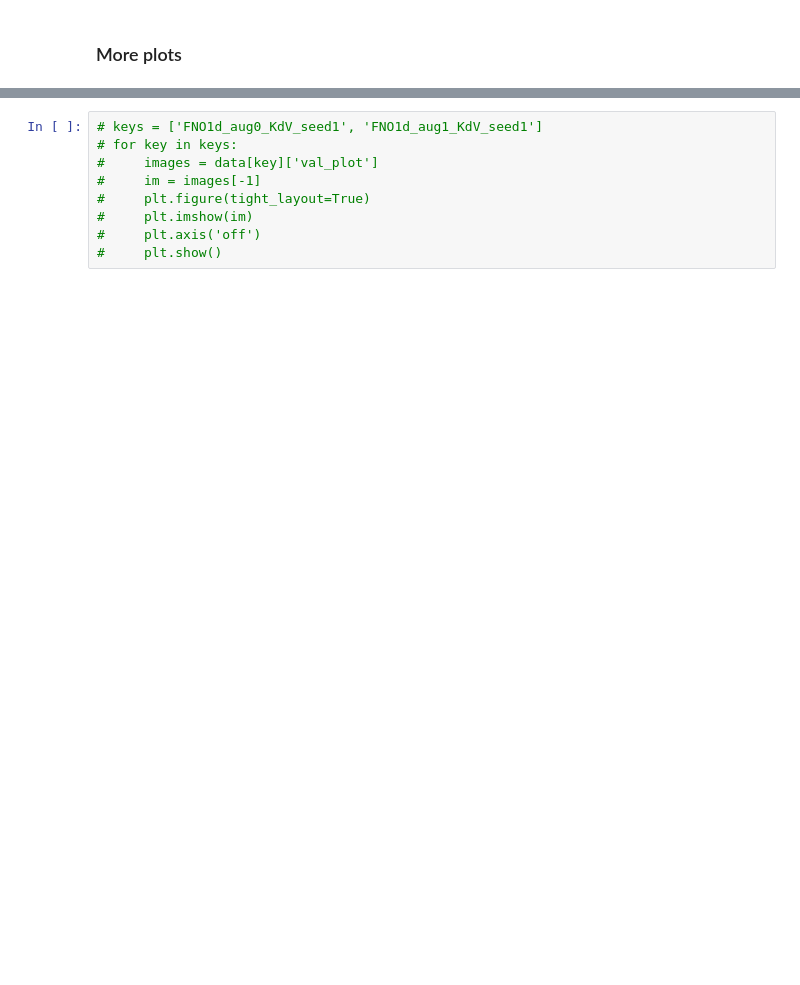
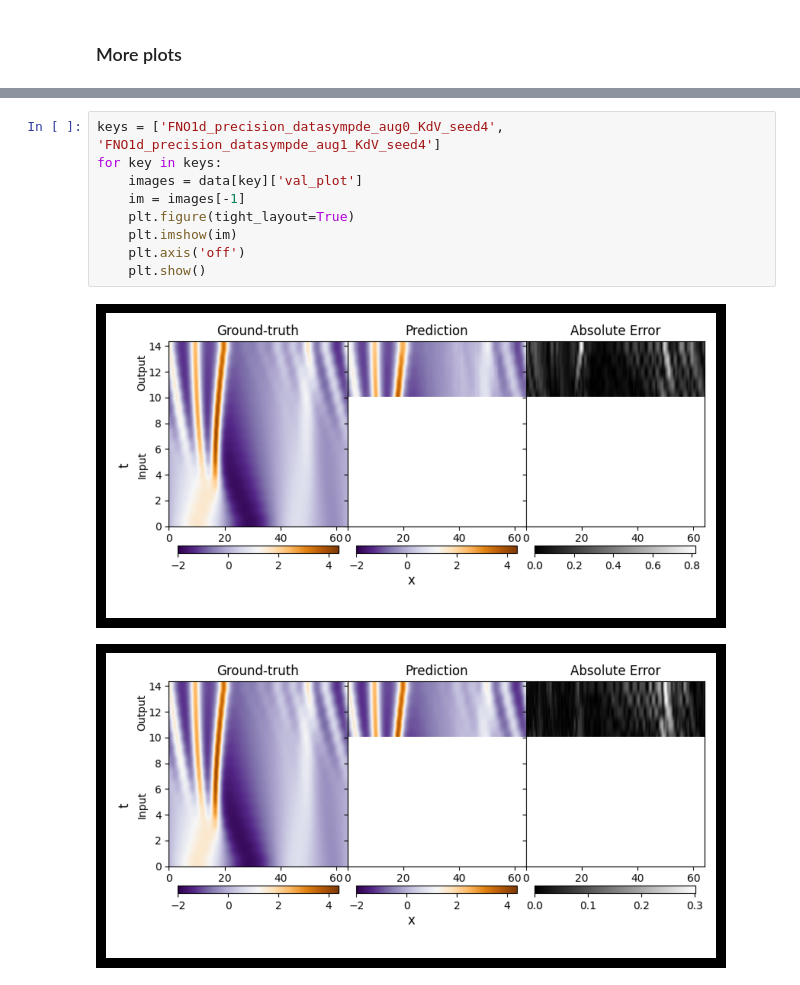
Before and after one commit to elidub/SymPDE, a Jupyter notebook: notebooks/analysis_tensorboard.ipynb, the cells around one changed output, grey strips where cells are left out. Drawn from its saved outputs; the diff is of its cells as text; blank space fills up the shorter version.

```diff
--- a/notebooks/analysis_tensorboard.ipynb
+++ b/notebooks/analysis_tensorboard.ipynb
@@ -182,9 +220,12 @@ AssertionError:
 # %%
-# keys = ['FNO1d_aug0_KdV_seed1', 'FNO1d_aug1_KdV_seed1']
-# for key in keys:
-#     images = data[key]['val_plot']
-#     im = images[-1]
-#     plt.figure(tight_layout=True)
-#     plt.imshow(im)
-#     plt.axis('off')
-#     plt.show()
+keys = ['FNO1d_precision_datasympde_aug0_KdV_seed4', 'FNO1d_precision_datasympde_aug1_KdV_seed4']
+for key in keys:
+    images = data[key]['val_plot']
+    im = images[-1]
+    plt.figure(tight_layout=True)
+    plt.imshow(im)
+    plt.axis('off')
+    plt.show()
+# %% [output]
+[figure, added]
+[figure, added]
```
Also changed, not shown: parts of 13 cells of this notebook, 6 other files.
